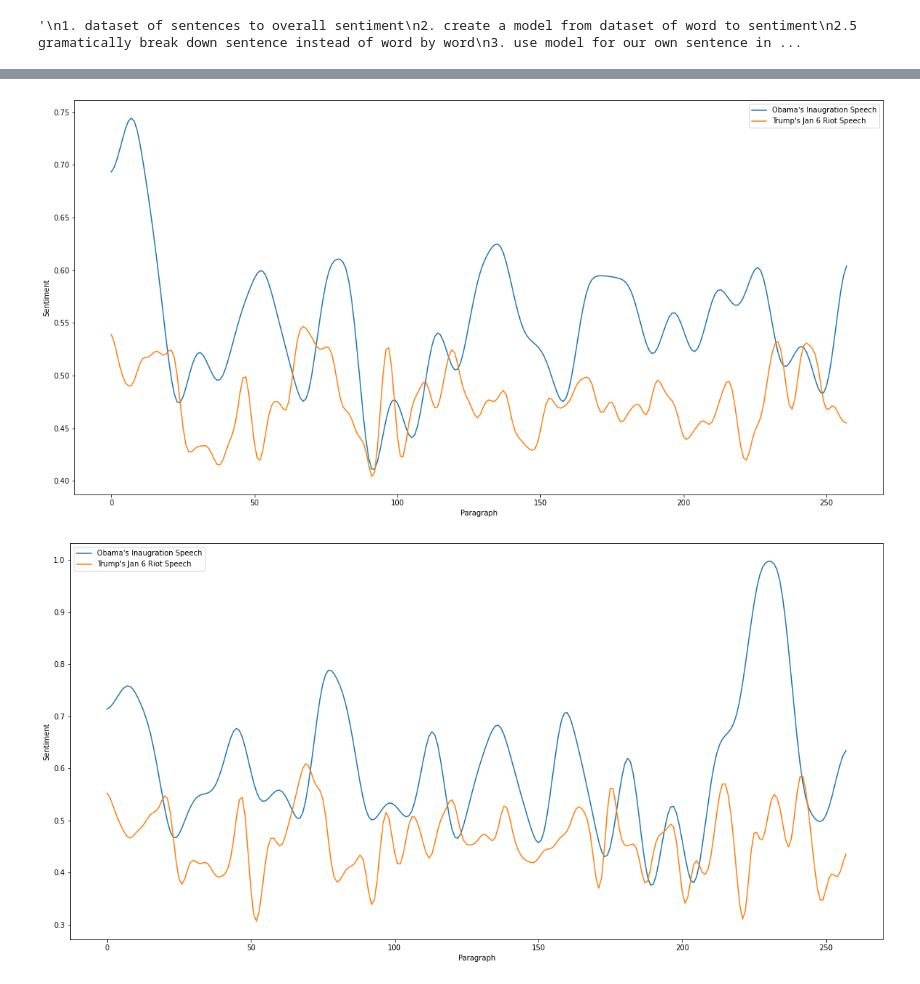
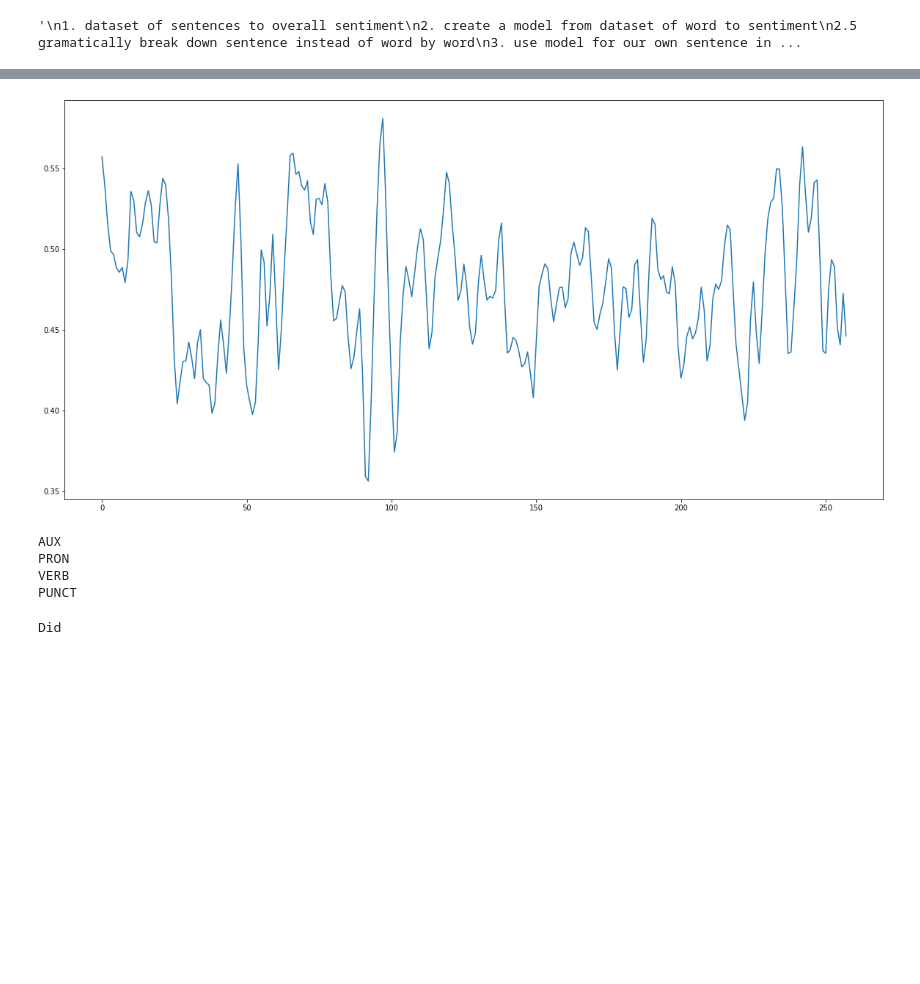
Before and after one commit to lchin29/sentiment_analysis, a Jupyter notebook: testing.ipynb, the cells around one changed output, grey strips where cells are left out. Drawn from its saved outputs; the diff is of its cells as text; code cells hidden in the pictures; blank space fills up the shorter version.

```diff
--- a/testing.ipynb
+++ b/testing.ipynb
@@ -18,6 +18,10 @@ from nltk.stem import WordNetLemmatizer
 import re
 from sklearn.model_selection import train_test_split
 import nltk.data
+import spacy
+import json
+# need to run first 'python -m spacy download en_core_web_sm'
+sp = spacy.load('en_core_web_sm')
 
 lm = WordNetLemmatizer()
 # %%
@@ -400,11 +427,5 @@ def estimate_values(paragraph_sentences, estimator='estimator'):
 # %%
-trump_speech = read_file(filename='test.txt')
-obama_speech = read_file(filename='obama.txt')
+paragraph_values = [ [ estimator(sentence) for sentence in paragraph ] for paragraph in paragraph_sentences ]
+averaged_values = [ sum(paragraph)/len(paragraph) for paragraph in paragraph_values ]
 
-trump_naive_values = estimate_values(trump_speech)
-trump_ratio_values = estimate_values(trump_speech, estimator='ratio_estimator')
-trump_hmm_values = estimate_values(trump_speech, estimator='hmm_estimator')
-
-obama_naive_values = estimate_values(obama_speech)
-obama_ratio_values = estimate_values(obama_speech, estimator='ratio_estimator')
-obama_hmm_values = estimate_values(obama_speech, estimator='hmm_estimator')
+averaged_values
@@ -445,26 +458,21 @@ plt.show()
 # %%
+from scipy.ndimage.filters import gaussian_filter1d
+
+ysmoothed = gaussian_filter1d(averaged_values, sigma=1)
 plt.figure(figsize=(20,10))
-plt.plot(range(l), gaussian_filter1d(resize(obama_naive_values, l), sigma=2), label='Obama\'s Inaugration Speech')
-plt.plot(range(l), gaussian_filter1d(trump_naive_values, sigma=2), label='Trump\'s Jan 6 Riot Speech')
-plt.xlabel('Paragraph')
-plt.ylabel('Sentiment')
-plt.legend()
+plt.plot(range(len(averaged_values)), ysmoothed)
 plt.show()
-
-#plt.figure(figsize=(20,10))
-#plt.plot(range(l), gaussian_filter1d(resize(obama_ratio_values, l), sigma=2))
-#plt.plot(range(l), trump_ratio_values)
-#plt.plot(range(l), gaussian_filter1d(trump_ratio_values, sigma=2))
-#plt.show()
-
-plt.figure(figsize=(20,10))
-plt.plot(range(l), gaussian_filter1d(resize(obama_hmm_values, l), sigma=2), label='Obama\'s Inaugration Speech')
-#plt.plot(range(l), trump_hmm_values)
-plt.plot(range(l), gaussian_filter1d(trump_hmm_values, sigma=2), label='Trump\'s Jan 6 Riot Speech')
-plt.xlabel('Paragraph')
-plt.ylabel('Sentiment')
-plt.legend()
-plt.show()
 # %% [output]
-[figure, old version]
+[figure, new version]
-[figure, removed]
+# %%
+s = sp("Did it work?")
+for token in s:
+    print(token.pos_)
+
+s[0]
+# %% [output]
+AUX
+PRON
+VERB
+PUNCT
+Did
```
Also changed, not shown: parts of 13 cells of this notebook.
